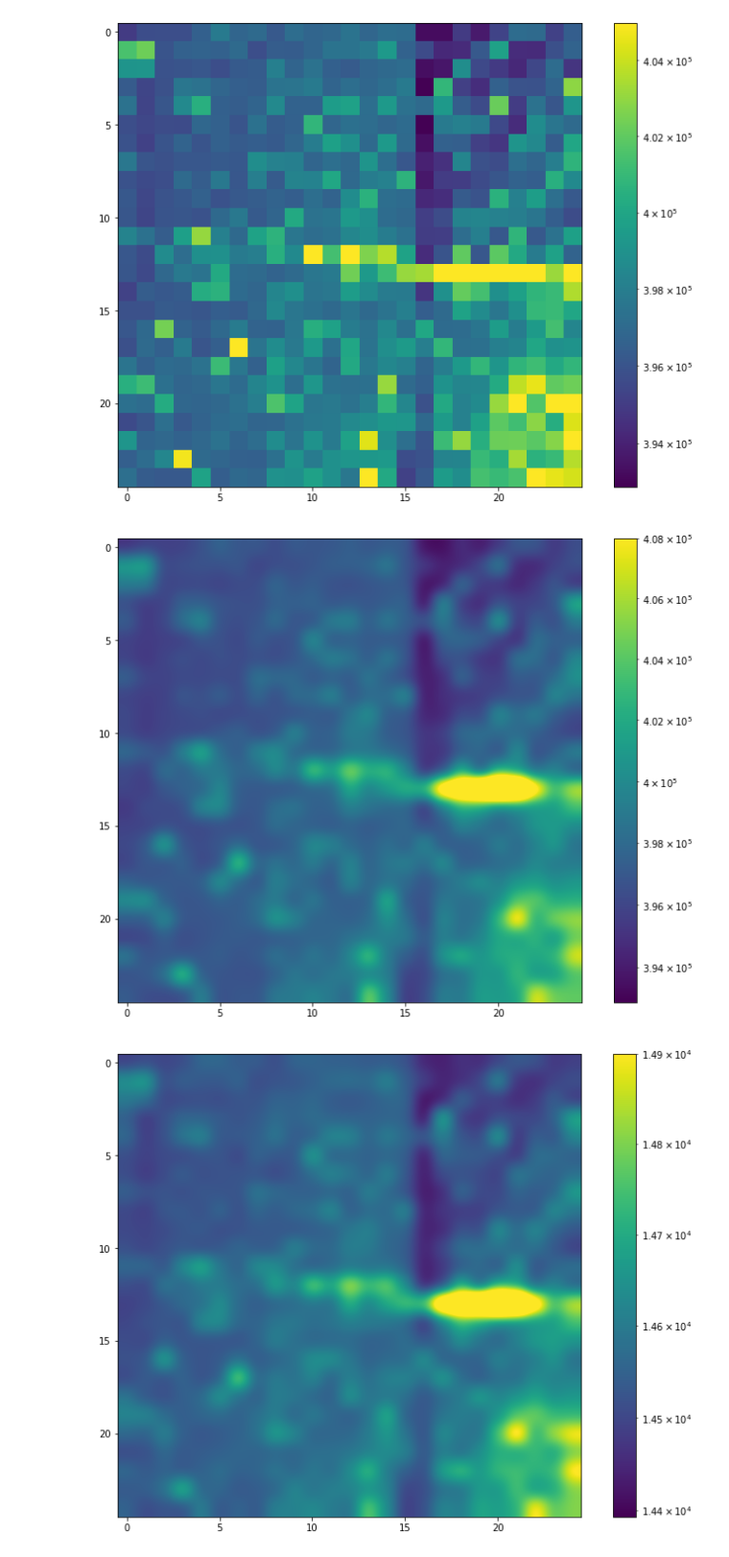
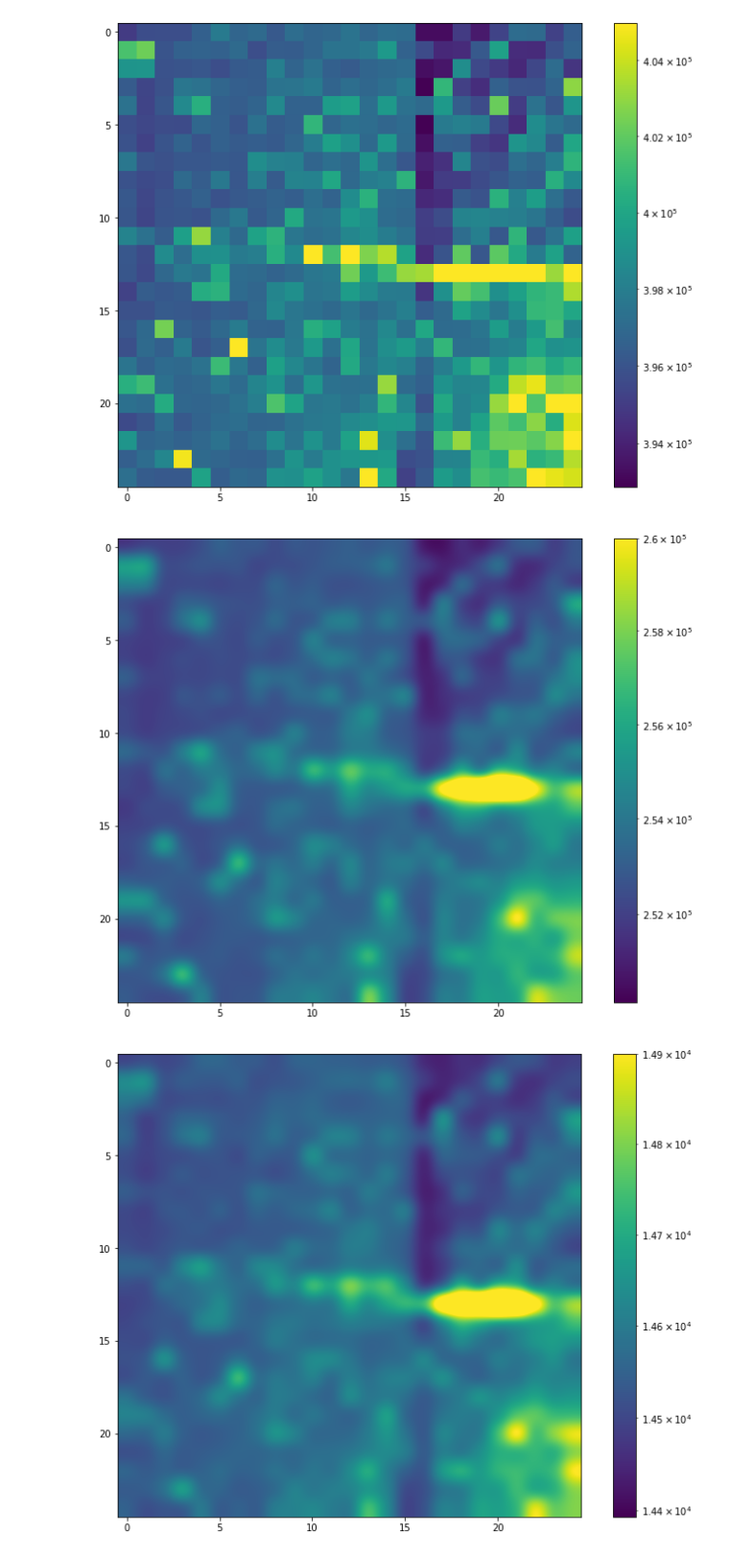
Before and after one commit to ahserhan/SiO2-SiV, a Jupyter notebook: pklFile/fine_data_process.ipynb, the cells around one changed output. Shown at 96% size. Cells and saved outputs as stored; diff of their text form; code cells hidden in the pictures.

```diff
--- a/pklFile/fine_data_process.ipynb
+++ b/pklFile/fine_data_process.ipynb
@@ -248,21 +248,21 @@ plt.show()
 [figure]
 # %%
 #bin selection min and max
-binMin = 630
+binMin = 650
 binMax = 685
 argmin = findarg(wavel, binMin)
 argmax = findarg(wavel, binMax)
 #integrate over the bin
 for i in range(px):
     for j in range(py):
         intensity[i][j] = im[i][j][argmin:argmax].sum()
 #bin intensity plot
 plt.figure(figsize=(12,9))
-plt.imshow(intensity, cmap='viridis', norm =LogNorm(vmax=4.08e5),interpolation='gaussian')
+plt.imshow(intensity, cmap='viridis', norm =LogNorm(vmax = 2.6e5),interpolation='gaussian')
 plt.colorbar()
 plt.show()
 # %% [output]
-[figure, old version]
+[figure, new version]
 # %%
 #bin selection min and max
 binMin = 638
```
